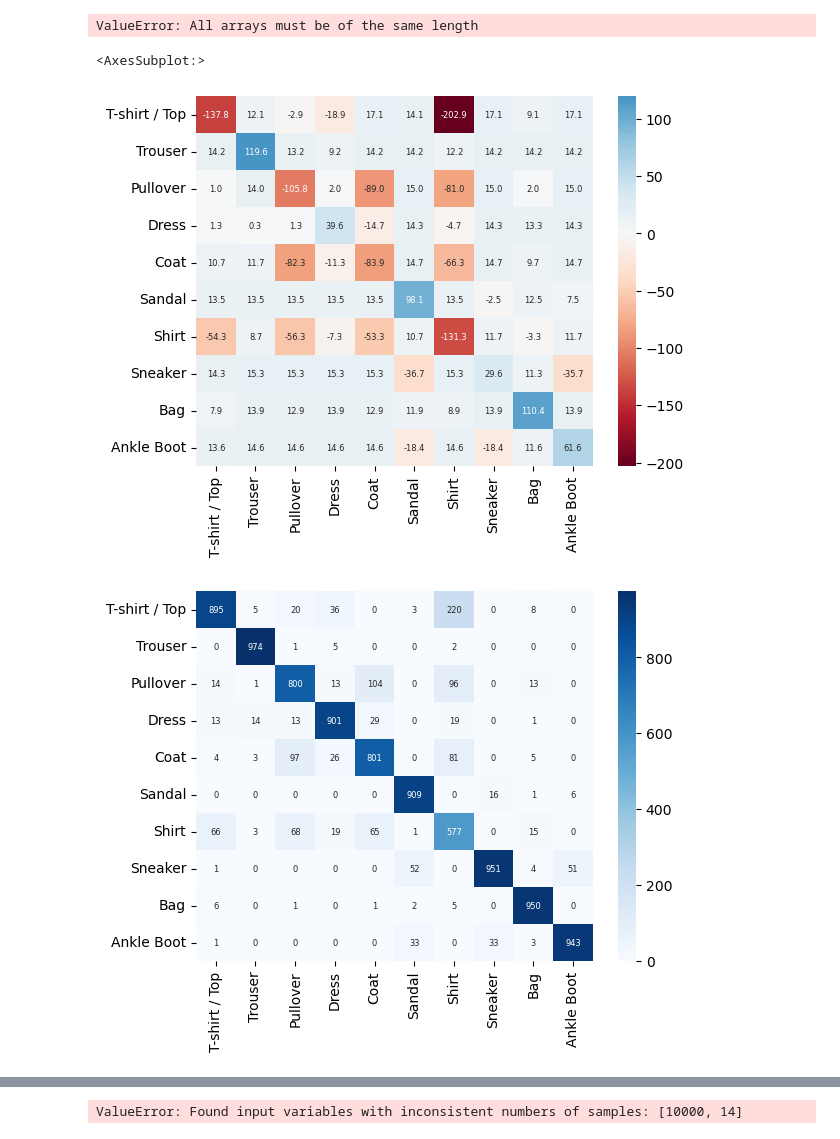
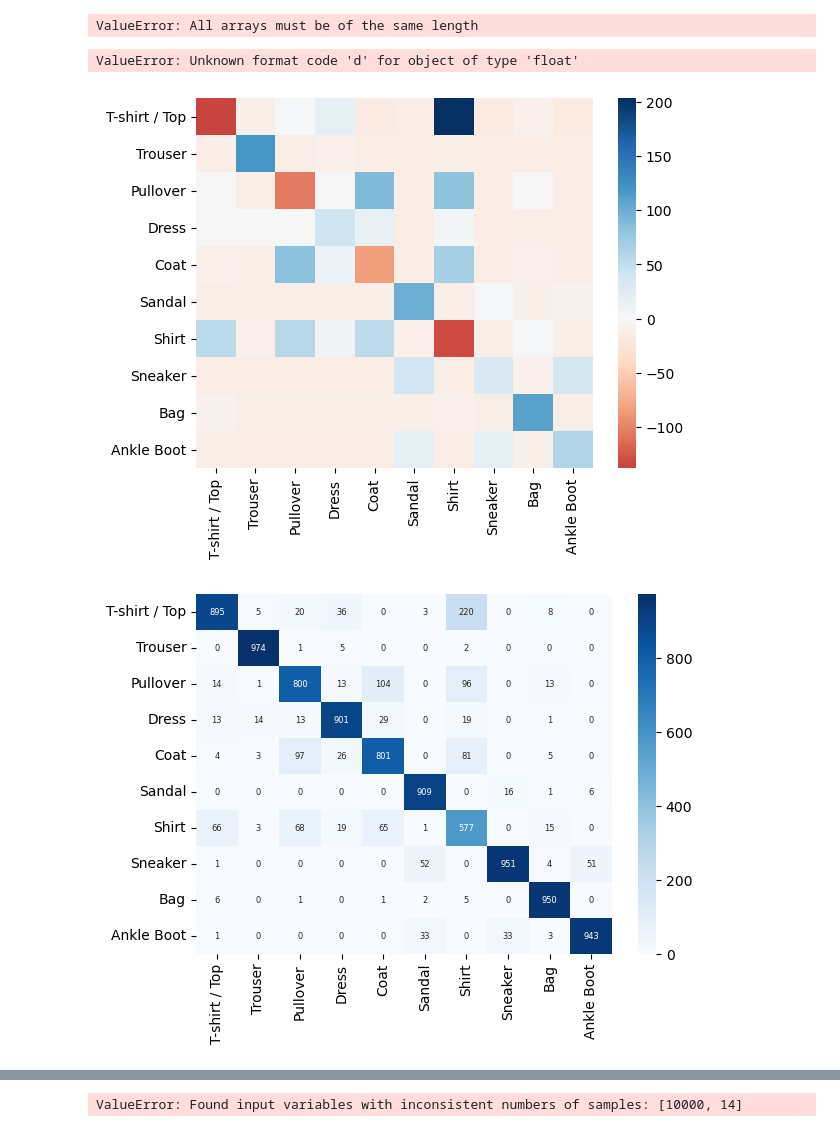
Before and after one commit to datascience-mobi-2023/topic01_team04, a Jupyter notebook: RäuberHotzenPLOTS.ipynb, the cells around one changed output, grey strips where cells are left out. Cells and saved outputs as stored; diff of their text form; code cells hidden in the pictures.

```diff
--- a/RäuberHotzenPLOTS.ipynb
+++ b/RäuberHotzenPLOTS.ipynb
@@ -96,40 +96,44 @@ for i in range(len(conf_df)):
     for j in range(len(conf_df.columns)):
         if i != j:
             conf_df.values[i,j] -= (1-acc)*rowsums[i]/(len(conf_df)-1)
-            conf_df.values[i,j] *= -1
+            # conf_df.values[i,j] *= -1
         else:
             conf_df.values[i,j] -= acc*rowsums[i]
 sns.heatmap(conf_df, annot=True, cmap= "RdBu", annot_kws={"fontsize":6},fmt=",.1f",center=0)
 #plt.savefig('knn_chi.png',dpi=600)
+fig = plt.gcf()
+fig.tight_layout()
+plt.savefig('knn_chi_notturned.svg')
 # %% [output]
-<AxesSubplot:>
+ValueError: Unknown format code 'd' for object of type 'float'
-[figure, old version]
+[figure, new version]
 # %%
 
 
 # Confusion Matrix KNN vor k = 4 and PC Variance 95%
 
 dftest = pnd.read_csv('Results/95var.csv')
 y_pred = np.array(dftest['2'])
 y_true = label_test
 class_names = np.array(["T-shirt / Top", "Trouser", "Pullover", "Dress", "Coat", "Sandal", "Shirt", "Sneaker", "Bag", "Ankle Boot"])
 conf = sklearn.metrics.confusion_matrix(y_pred, label_test)
 
 
 conf_df = pnd.DataFrame(conf, index=class_names, columns=class_names)
 # conf_df = round(conf_df*100 / conf_df.sum(axis=1),2)
 #print(conf_df)
 
 sns.heatmap(conf_df, annot=True, cmap="Blues", annot_kws={"fontsize":6},fmt="d")
 
-
+fig = plt.gcf()
+fig.tight_layout()
 plt.savefig('knn_confusionmatrix3.svg')
 # plt.savefig('knn_confusionmatrix3.png',dpi=600,figsize=(4, 4))
 # plt.savefig('knn_confusionmatrix3.pdf', format='pdf')
 
 #sns.heatmap(conf_df, annot=True, cmap='RdYlGn')
 # %% [output]
-[figure, old version]
+[figure, new version]
 # %%
 # Confusionmatrix CNN
 
```
Also changed, not shown: parts of 2 cells of this notebook, 6 other files.
